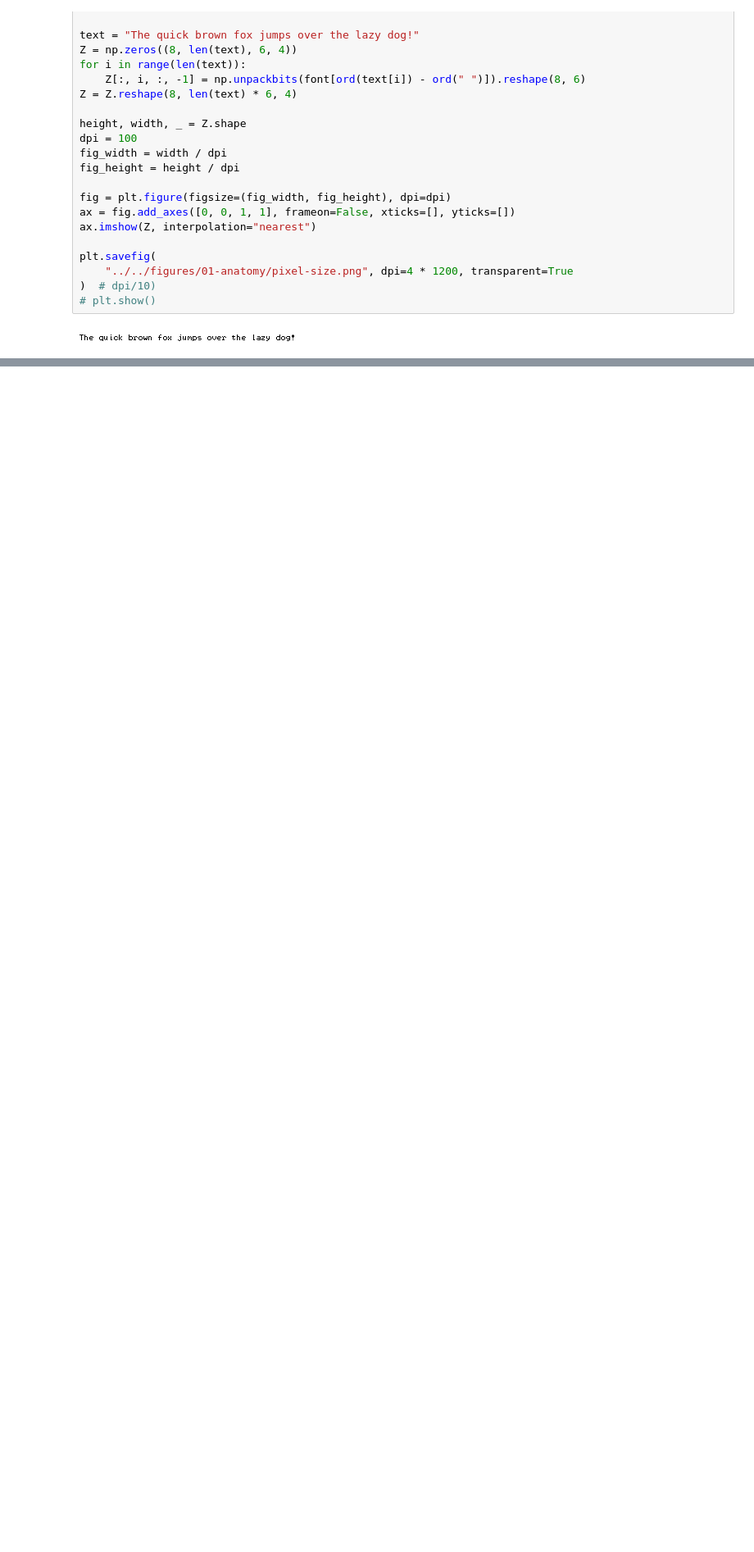
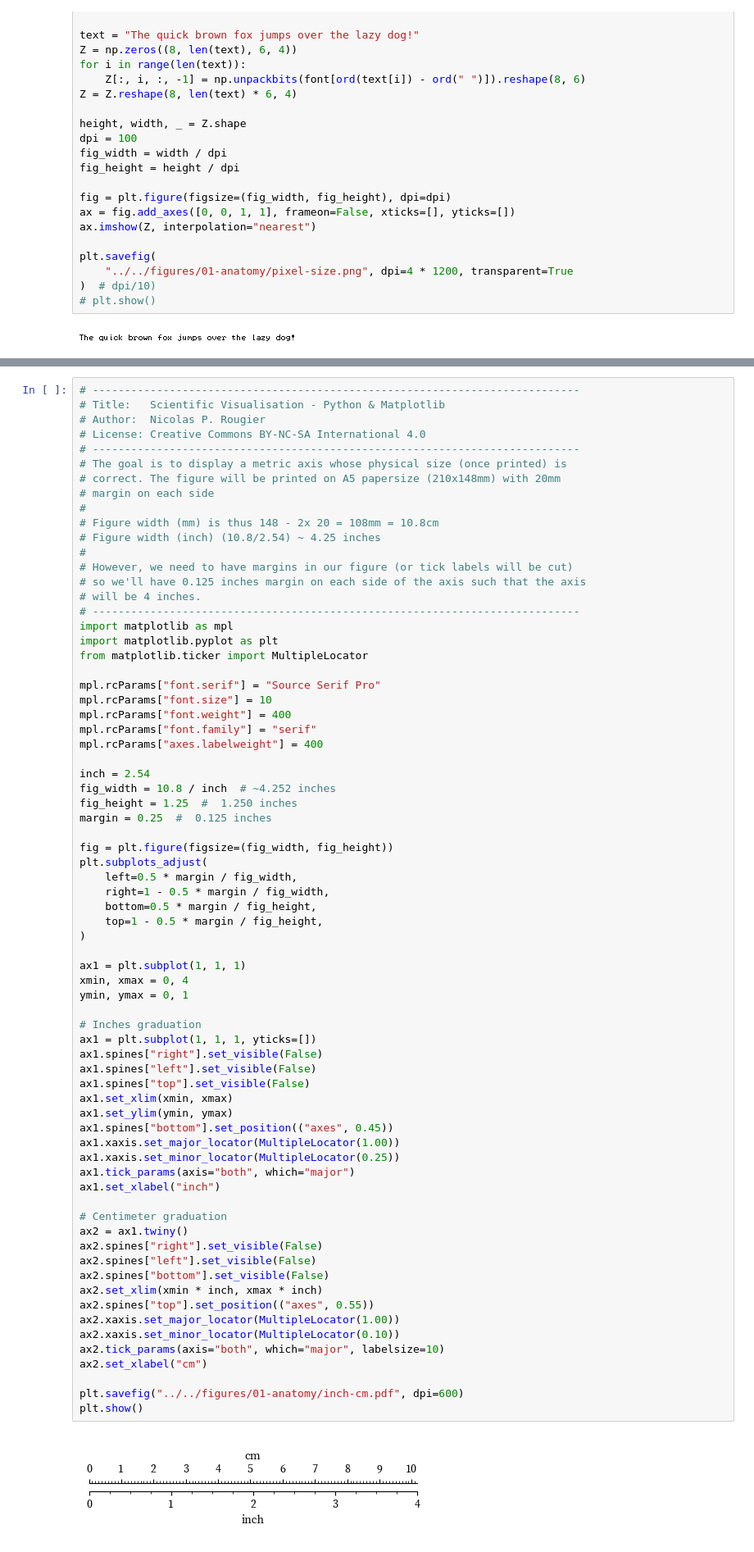
Before and after one commit to labdmitriy/sci-viz-book, a Jupyter notebook: notebooks/01-anatomy/figures.ipynb, the cells around one changed output, grey strips where cells are left out. Shown at 82% size. Cells and saved outputs as stored; diff of their text form; blank space fills up the shorter version.

```diff
--- a/notebooks/01-anatomy/figures.ipynb
+++ b/notebooks/01-anatomy/figures.ipynb
@@ -743,0 +749,73 @@ Image: ../../figures/01-anatomy/pixel-size.png
+# %%
+# ----------------------------------------------------------------------------
+# Title:   Scientific Visualisation - Python & Matplotlib
+# Author:  Nicolas P. Rougier
+# License: Creative Commons BY-NC-SA International 4.0
+# ----------------------------------------------------------------------------
+# The goal is to display a metric axis whose physical size (once printed) is
+# correct. The figure will be printed on A5 papersize (210x148mm) with 20mm
+# margin on each side
+#
+# Figure width (mm) is thus 148 - 2x 20 = 108mm = 10.8cm
+# Figure width (inch) (10.8/2.54) ~ 4.25 inches
+#
+# However, we need to have margins in our figure (or tick labels will be cut)
+# so we'll have 0.125 inches margin on each side of the axis such that the axis
+# will be 4 inches.
+# ----------------------------------------------------------------------------
+import matplotlib as mpl
+import matplotlib.pyplot as plt
+from matplotlib.ticker import MultipleLocator
+
+mpl.rcParams["font.serif"] = "Source Serif Pro"
+mpl.rcParams["font.size"] = 10
+mpl.rcParams["font.weight"] = 400
+mpl.rcParams["font.family"] = "serif"
+mpl.rcParams["axes.labelweight"] = 400
+
+inch = 2.54
+fig_width = 10.8 / inch  # ~4.252 inches
+fig_height = 1.25  #  1.250 inches
+margin = 0.25  #  0.125 inches
+
+fig = plt.figure(figsize=(fig_width, fig_height))
+plt.subplots_adjust(
+    left=0.5 * margin / fig_width,
+    right=1 - 0.5 * margin / fig_width,
+    bottom=0.5 * margin / fig_height,
+    top=1 - 0.5 * margin / fig_height,
+)
+
+ax1 = plt.subplot(1, 1, 1)
+xmin, xmax = 0, 4
+ymin, ymax = 0, 1
+
+# Inches graduation
+ax1 = plt.subplot(1, 1, 1, yticks=[])
+ax1.spines["right"].set_visible(False)
+ax1.spines["left"].set_visible(False)
+ax1.spines["top"].set_visible(False)
+ax1.set_xlim(xmin, xmax)
+ax1.set_ylim(ymin, ymax)
+ax1.spines["bottom"].set_position(("axes", 0.45))
+ax1.xaxis.set_major_locator(MultipleLocator(1.00))
+ax1.xaxis.set_minor_locator(MultipleLocator(0.25))
+ax1.tick_params(axis="both", which="major")
+ax1.set_xlabel("inch")
+
+# Centimeter graduation
+ax2 = ax1.twiny()
+ax2.spines["right"].set_visible(False)
+ax2.spines["left"].set_visible(False)
+ax2.spines["bottom"].set_visible(False)
+ax2.set_xlim(xmin * inch, xmax * inch)
+ax2.spines["top"].set_position(("axes", 0.55))
+ax2.xaxis.set_major_locator(MultipleLocator(1.00))
+ax2.xaxis.set_minor_locator(MultipleLocator(0.10))
+ax2.tick_params(axis="both", which="major", labelsize=10)
+ax2.set_xlabel("cm")
+
+plt.savefig("../../figures/01-anatomy/inch-cm.pdf", dpi=600)
+plt.show()
+# %% [output]
+[figure, added]
```
Also changed, not shown: parts of 3 cells of this notebook, 3 other files.
